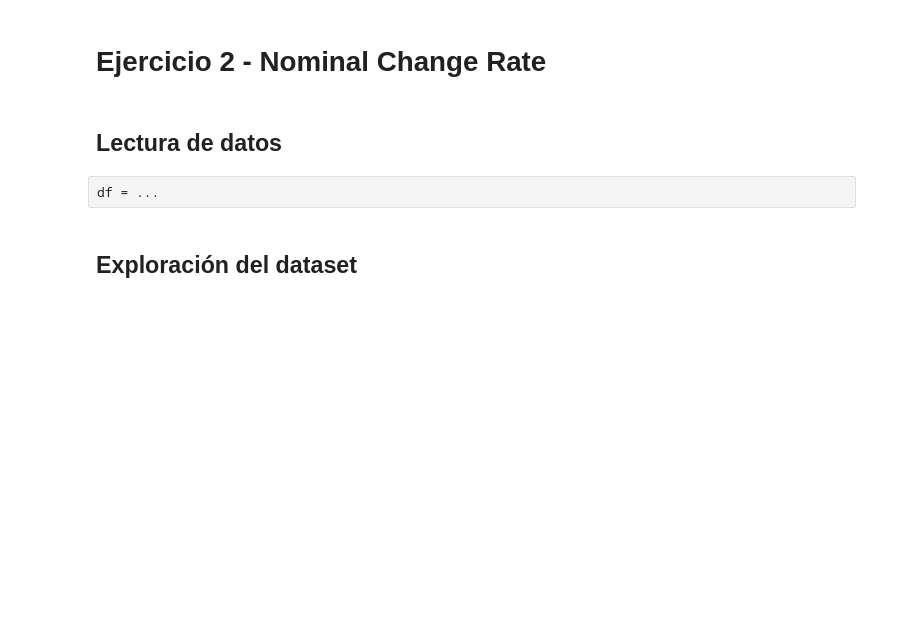
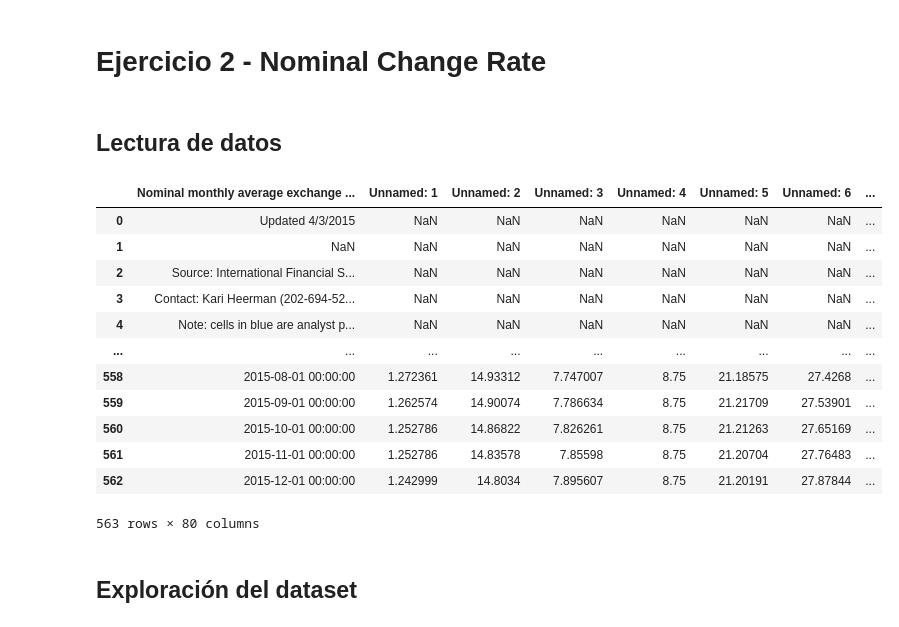
Before and after one commit to agarca4/Exercises-Pandas, a Jupyter notebook: Exercise2 _NominalChangeRates.ipynb, the cells around one changed output. Saved outputs shown, nothing was run; the diff lists cells and outputs as text; code cells hidden in the pictures; blank space fills up the shorter version.

```diff
--- a/Exercise2 _NominalChangeRates.ipynb
+++ b/Exercise2 _NominalChangeRates.ipynb
@@ -5,8 +5,23 @@ import pandas as pd
 import numpy as np
 # %% [markdown]
 ## Lectura de datos
-# %% [raw]
-df = ...
+# %%
+df =  pd.read_excel("nominalmonthlycountryexchangerates_1_.xls")
+df
+# %% [output]
+|  | Nominal monthly average exchange ... | Unnamed: 1 | Unnamed: 2 | Unnamed: 3 | Unnamed: 4 | Unnamed: 5 | Unnamed: 6 | ... |
+| 0 | Updated 4/3/2015 | NaN | NaN | NaN | NaN | NaN | NaN | ... |
+| 1 | NaN | NaN | NaN | NaN | NaN | NaN | NaN | ... |
+| 2 | Source: International Financial S... | NaN | NaN | NaN | NaN | NaN | NaN | ... |
+| 3 | Contact: Kari Heerman (202-694-52... | NaN | NaN | NaN | NaN | NaN | NaN | ... |
+| 4 | Note: cells in blue are analyst p... | NaN | NaN | NaN | NaN | NaN | NaN | ... |
+| ... | ... | ... | ... | ... | ... | ... | ... | ... |
+| 558 | 2015-08-01 00:00:00 | 1.272361 | 14.93312 | 7.747007 | 8.75 | 21.18575 | 27.4268 | ... |
+| 559 | 2015-09-01 00:00:00 | 1.262574 | 14.90074 | 7.786634 | 8.75 | 21.21709 | 27.53901 | ... |
+| 560 | 2015-10-01 00:00:00 | 1.252786 | 14.86822 | 7.826261 | 8.75 | 21.21263 | 27.65169 | ... |
+| 561 | 2015-11-01 00:00:00 | 1.252786 | 14.83578 | 7.85598 | 8.75 | 21.20704 | 27.76483 | ... |
+| 562 | 2015-12-01 00:00:00 | 1.242999 | 14.8034 | 7.895607 | 8.75 | 21.20191 | 27.87844 | ... |
+563 rows × 80 columns
 # %% [markdown]
 ## Exploración del dataset
 # %% [raw]
```
Also changed, not shown: 1 other file.
